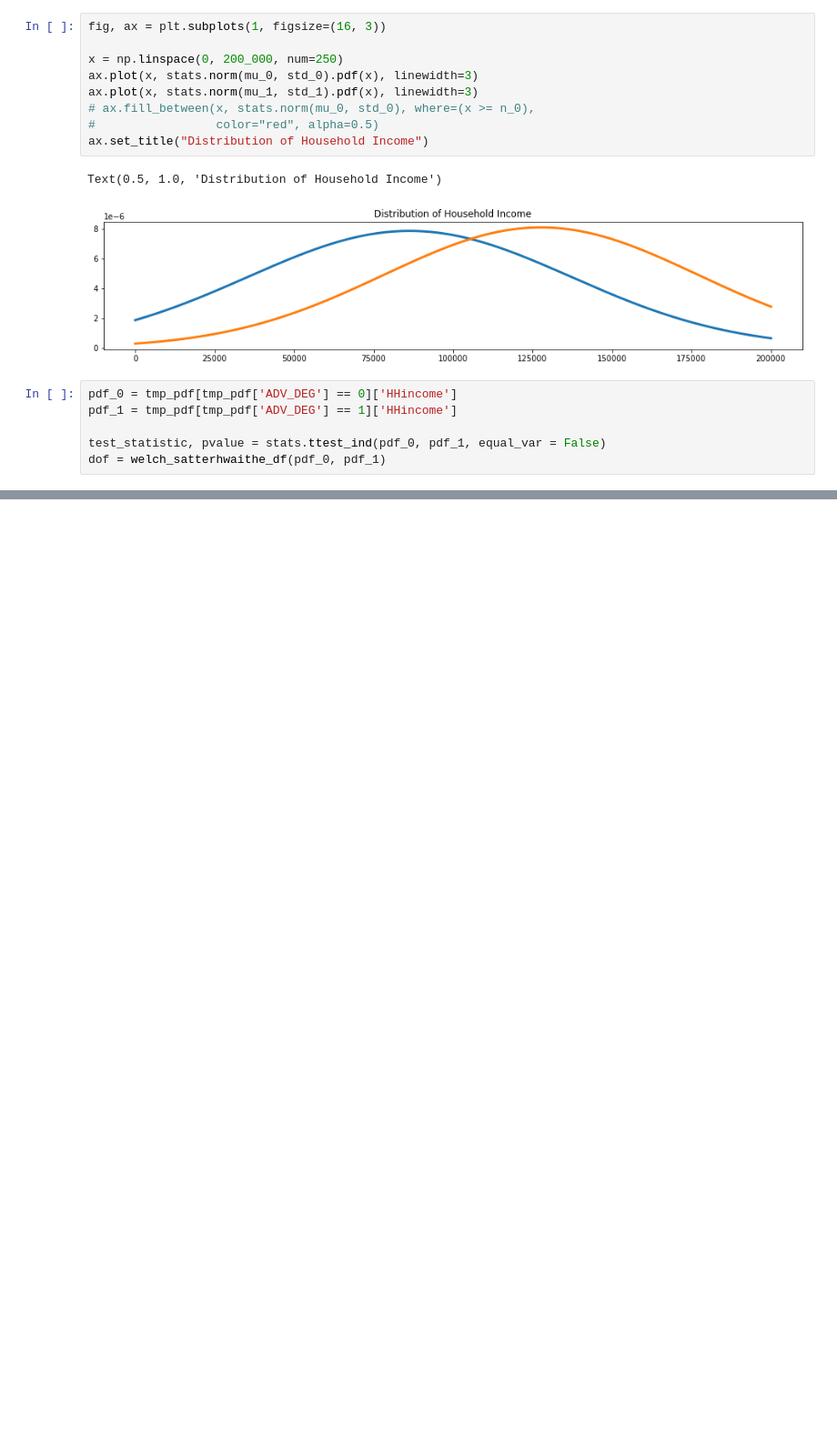
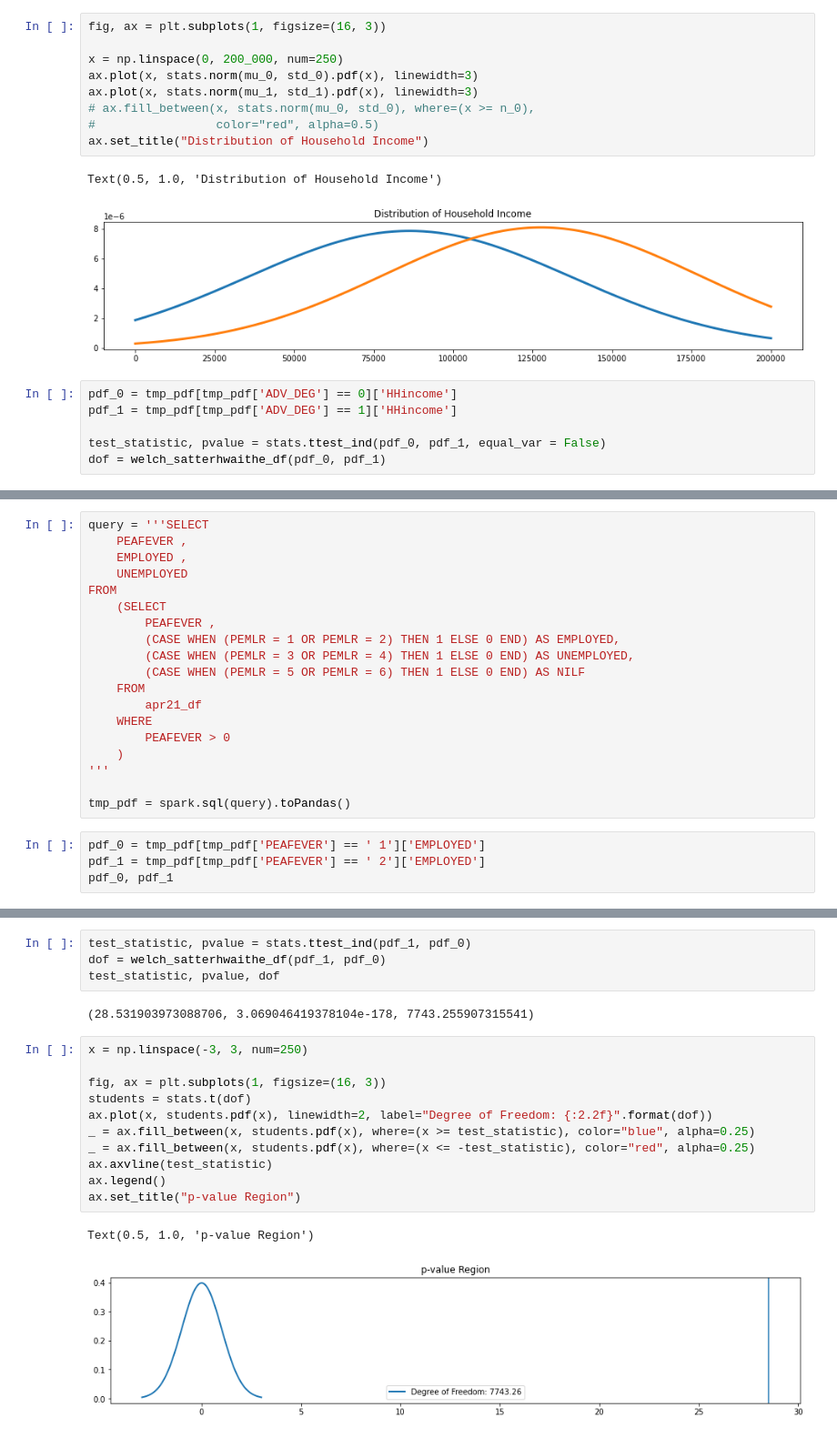
Before and after one commit to arcweld/DSI_Capstone_1, a Jupyter notebook: 3_wed_Cap1.ipynb, the cells around one changed output, grey strips where cells are left out. Shown at 91% size. Drawn from its saved outputs; the diff is of its cells as text; blank space fills up the shorter version.

```diff
--- a/3_wed_Cap1.ipynb
+++ b/3_wed_Cap1.ipynb
@@ -287,0 +395,23 @@ Text(0.5, 1.0, 'p-value Reigon')
+# %%
+query = '''SELECT
+    PEAFEVER ,
+    EMPLOYED ,
+    UNEMPLOYED
+FROM
+    (SELECT
+        PEAFEVER ,
+        (CASE WHEN (PEMLR = 1 OR PEMLR = 2) THEN 1 ELSE 0 END) AS EMPLOYED,
+        (CASE WHEN (PEMLR = 3 OR PEMLR = 4) THEN 1 ELSE 0 END) AS UNEMPLOYED,
+        (CASE WHEN (PEMLR = 5 OR PEMLR = 6) THEN 1 ELSE 0 END) AS NILF
+    FROM
+        apr21_df
+    WHERE
+        PEAFEVER > 0
+    )
+'''
+
+tmp_pdf = spark.sql(query).toPandas()
+# %%
+pdf_0 = tmp_pdf[tmp_pdf['PEAFEVER'] == ' 1']['EMPLOYED']
+pdf_1 = tmp_pdf[tmp_pdf['PEAFEVER'] == ' 2']['EMPLOYED']
+pdf_0, pdf_1
@@ -287,0 +436,20 @@ Text(0.5, 1.0, 'p-value Reigon')
+# %%
+test_statistic, pvalue = stats.ttest_ind(pdf_1, pdf_0)
+dof = welch_satterhwaithe_df(pdf_1, pdf_0)
+test_statistic, pvalue, dof
+# %% [output]
+(28.531903973088706, 3.069046419378104e-178, 7743.255907315541)
+# %%
+x = np.linspace(-3, 3, num=250)
+
+fig, ax = plt.subplots(1, figsize=(16, 3))
+students = stats.t(dof)
+ax.plot(x, students.pdf(x), linewidth=2, label="Degree of Freedom: {:2.2f}".format(dof))
+_ = ax.fill_between(x, students.pdf(x), where=(x >= test_statistic), color="blue", alpha=0.25)
+_ = ax.fill_between(x, students.pdf(x), where=(x <= -test_statistic), color="red", alpha=0.25)
+ax.axvline(test_statistic)
+ax.legend()
+ax.set_title("p-value Region")
+# %% [output]
+Text(0.5, 1.0, 'p-value Region')
+[figure, added]
```
Also changed, not shown: parts of 15 cells of this notebook.
